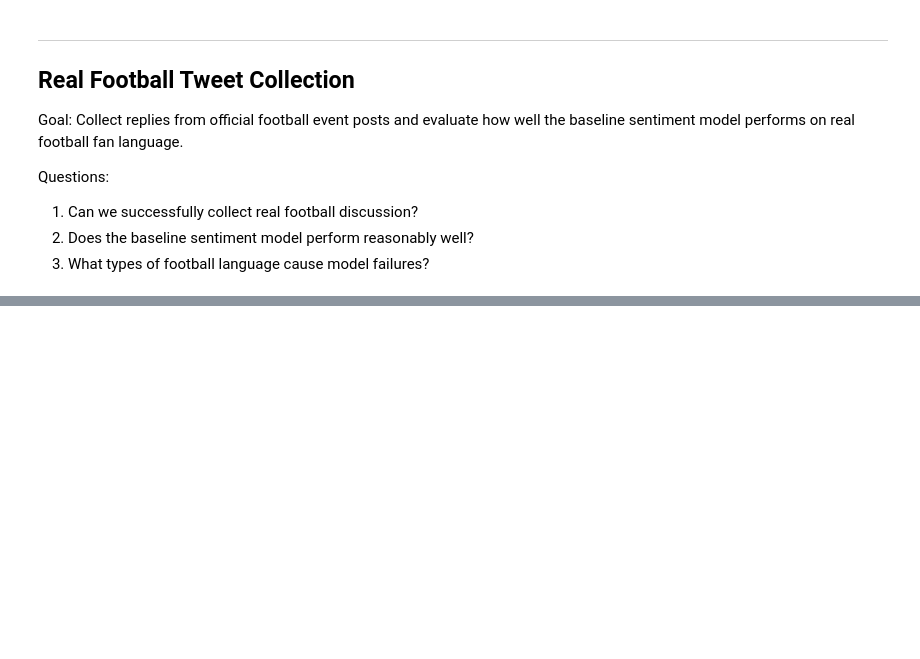
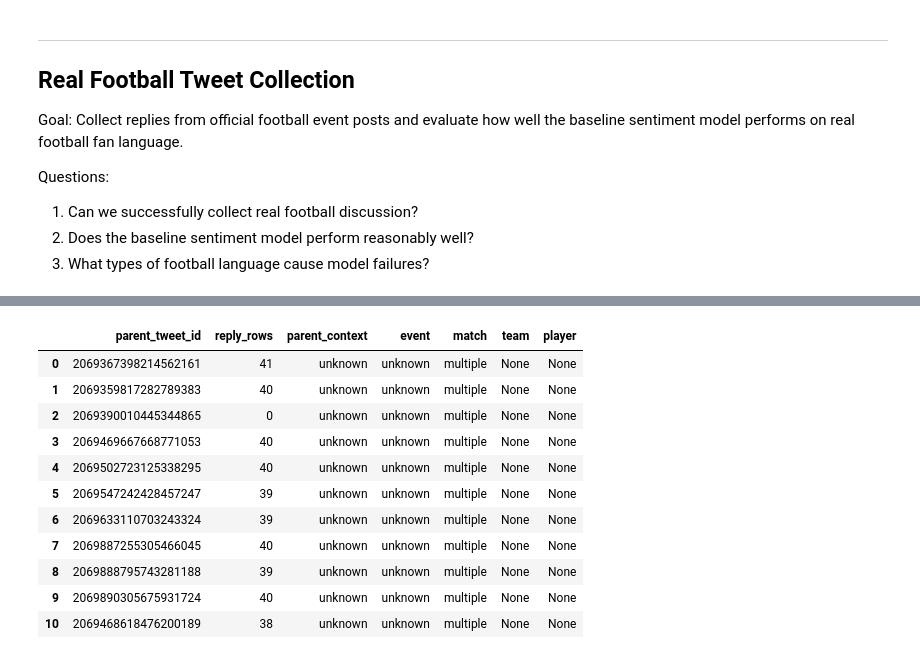
Before and after one commit to ryandong05/world-cup-sentiment-tracker, a Jupyter notebook: notebooks/03_api_data_preprocessing.ipynb, the cells around one changed output, grey strips where cells are left out. Saved outputs shown, nothing was run; the diff lists cells and outputs as text; code cells hidden in the pictures; blank space fills up the shorter version.

```diff
--- a/notebooks/03_api_data_preprocessing.ipynb
+++ b/notebooks/03_api_data_preprocessing.ipynb
@@ -80,12 +49,0 @@ dict_keys(['tweetId', 'reply_count', 'has_more', 'next_cursor', 'replies'])
-# %%
-rows = normalize_replies(
-    response=response,
-    match="Portugal vs Spain",
-    event="goal",
-    source_account="FIFAWorldCup",
-    team="Portugal"
-)
-
-raw_df = pd.DataFrame(rows)
-
-raw_df.head()
@@ -112,3 +135,45 @@ raw_df.to_csv(
+# %%
+all_rows = []
+collection_summary = []
+
+for _, seed in seed_df.iterrows():
+    parent_tweet_id = str(seed["parent_tweet_id"])
+    raw_replies = fetch_all_replies(
+        tweet_id=parent_tweet_id,
+        max_pages=MAX_PAGES_PER_TWEET,
+    )
+    normalized_rows = normalize_seed_replies(seed, raw_replies)
+
+    all_rows.extend(normalized_rows)
+    collection_summary.append(
+        {
+            "parent_tweet_id": parent_tweet_id,
+            "reply_rows": len(normalized_rows),
+            "parent_context": _seed_value(seed, "parent_context", "unknown"),
+            "event": _seed_value(seed, "event", "unknown"),
+            "match": _seed_value(seed, "match", "multiple"),
+            "team": _seed_value(seed, "team"),
+            "player": _seed_value(seed, "player"),
+        }
+    )
+
+collection_df = pd.DataFrame(collection_summary)
+raw_df = pd.DataFrame(all_rows)
+
+collection_df
+# %% [output]
+|  | parent_tweet_id | reply_rows | parent_context | event | match | team | player |
+| 0 | 2069367398214562161 | 41 | unknown | unknown | multiple | None | None |
+| 1 | 2069359817282789383 | 40 | unknown | unknown | multiple | None | None |
+| 2 | 2069390010445344865 | 0 | unknown | unknown | multiple | None | None |
+| 3 | 2069469667668771053 | 40 | unknown | unknown | multiple | None | None |
+| 4 | 2069502723125338295 | 40 | unknown | unknown | multiple | None | None |
+| 5 | 2069547242428457247 | 39 | unknown | unknown | multiple | None | None |
+| 6 | 2069633110703243324 | 39 | unknown | unknown | multiple | None | None |
+| 7 | 2069887255305466045 | 40 | unknown | unknown | multiple | None | None |
+| 8 | 2069888795743281188 | 39 | unknown | unknown | multiple | None | None |
+| 9 | 2069890305675931724 | 40 | unknown | unknown | multiple | None | None |
+| 10 | 2069468618476200189 | 38 | unknown | unknown | multiple | None | None |
 # %%
 raw_df.shape
 # %% [output]
```
Also changed, not shown: parts of 22 cells of this notebook, 3 other files.
